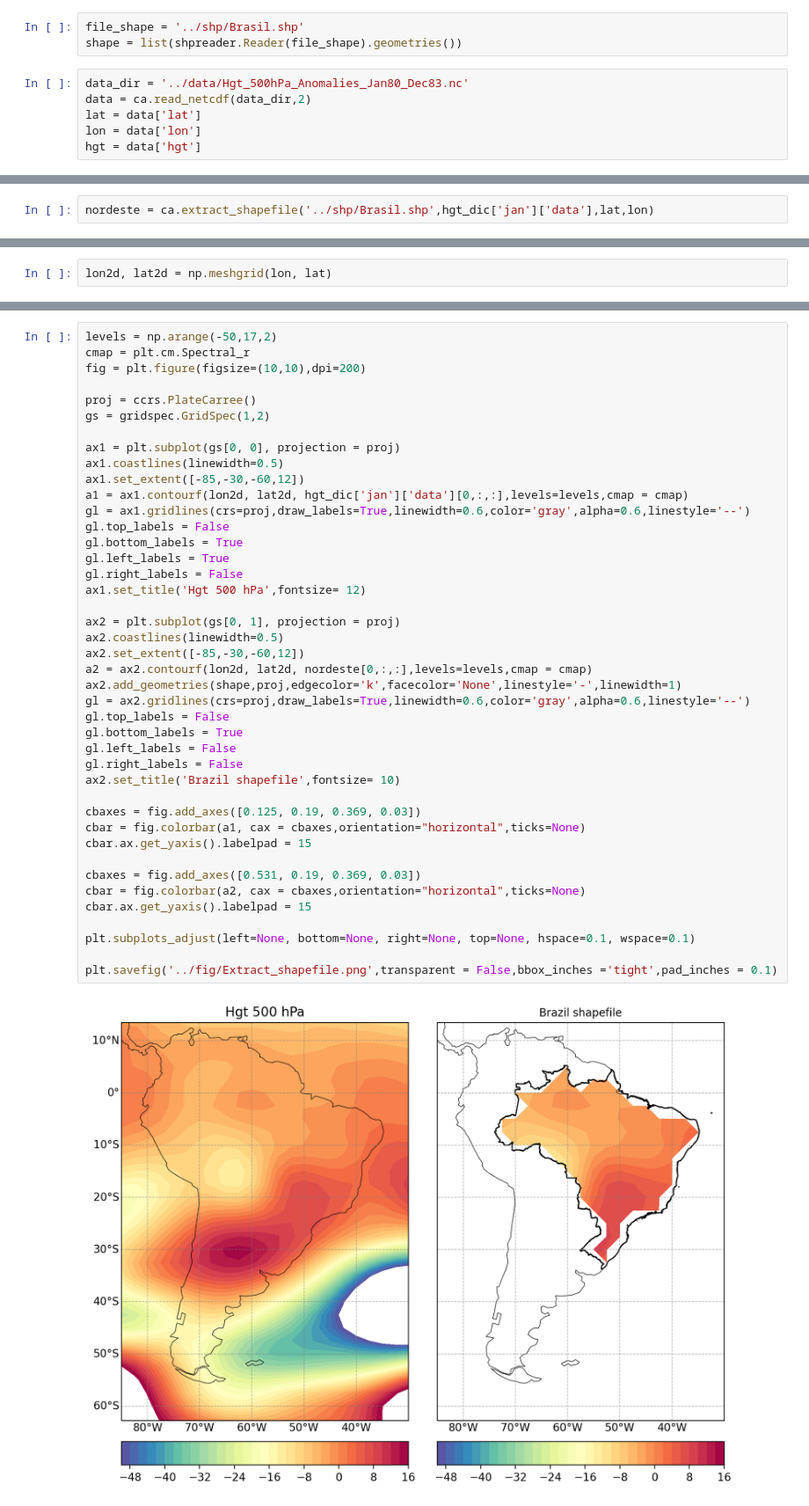
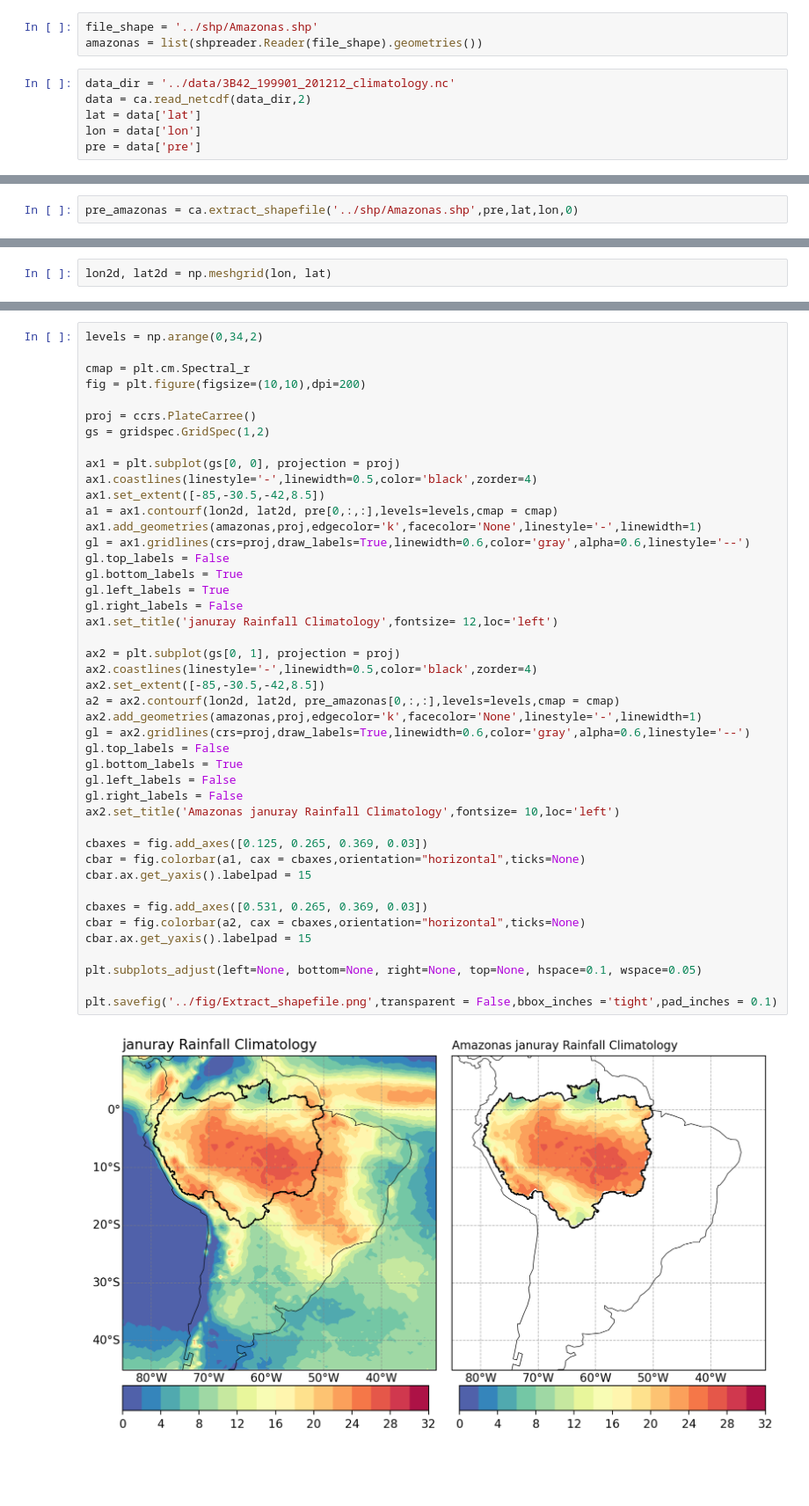
Before and after one commit to mhacarthur/clima-anom, a Jupyter notebook: examples/Hgt_Extract_shapefile.ipynb, the cells around one changed output, grey strips where cells are left out. Shown at 88% size. Saved outputs shown, nothing was run; the diff lists cells and outputs as text; blank space fills up the shorter version.

```diff
--- a/examples/Hgt_Extract_shapefile.ipynb
+++ b/examples/Hgt_Extract_shapefile.ipynb
@@ -9,10 +11,10 @@ import cartopy.io.shapereader as shpreader
 # %%
-file_shape = '../shp/Brasil.shp'
-shape = list(shpreader.Reader(file_shape).geometries())
+file_shape = '../shp/Amazonas.shp'
+amazonas = list(shpreader.Reader(file_shape).geometries())
 # %%
-data_dir = '../data/Hgt_500hPa_Anomalies_Jan80_Dec83.nc'
+data_dir = '../data/3B42_199901_201212_climatology.nc'
 data = ca.read_netcdf(data_dir,2)
 lat = data['lat']
 lon = data['lon']
-hgt = data['hgt']
+pre = data['pre']
 # %% [output]
@@ -31,5 +25,5 @@ Numbers of months:  480
 # %%
-nordeste = ca.extract_shapefile('../shp/Brasil.shp',hgt_dic['jan']['data'],lat,lon)
+pre_amazonas = ca.extract_shapefile('../shp/Amazonas.shp',pre,lat,lon,0)
 # %% [output]
 Shapes ID len:  1
 # %%
@@ -37,44 +35,46 @@ lon2d, lat2d = np.meshgrid(lon, lat)
 # %%
-levels = np.arange(-50,17,2)
+levels = np.arange(0,34,2)
+
 cmap = plt.cm.Spectral_r
 fig = plt.figure(figsize=(10,10),dpi=200)
 
 proj = ccrs.PlateCarree()
 gs = gridspec.GridSpec(1,2)
 
 ax1 = plt.subplot(gs[0, 0], projection = proj)
-ax1.coastlines(linewidth=0.5)
-ax1.set_extent([-85,-30,-60,12])
-a1 = ax1.contourf(lon2d, lat2d, hgt_dic['jan']['data'][0,:,:],levels=levels,cmap = cmap)
+ax1.coastlines(linestyle='-',linewidth=0.5,color='black',zorder=4)
+ax1.set_extent([-85,-30.5,-42,8.5])
+a1 = ax1.contourf(lon2d, lat2d, pre[0,:,:],levels=levels,cmap = cmap)
+ax1.add_geometries(amazonas,proj,edgecolor='k',facecolor='None',linestyle='-',linewidth=1)
 gl = ax1.gridlines(crs=proj,draw_labels=True,linewidth=0.6,color='gray',alpha=0.6,linestyle='--')
 gl.top_labels = False
 gl.bottom_labels = True
 gl.left_labels = True
 gl.right_labels = False
-ax1.set_title('Hgt 500 hPa',fontsize= 12)
+ax1.set_title('januray Rainfall Climatology',fontsize= 12,loc='left')
 
 ax2 = plt.subplot(gs[0, 1], projection = proj)
-ax2.coastlines(linewidth=0.5)
-ax2.set_extent([-85,-30,-60,12])
-a2 = ax2.contourf(lon2d, lat2d, nordeste[0,:,:],levels=levels,cmap = cmap)
-ax2.add_geometries(shape,proj,edgecolor='k',facecolor='None',linestyle='-',linewidth=1)
+ax2.coastlines(linestyle='-',linewidth=0.5,color='black',zorder=4)
+ax2.set_extent([-85,-30.5,-42,8.5])
+a2 = ax2.contourf(lon2d, lat2d, pre_amazonas[0,:,:],levels=levels,cmap = cmap)
+ax2.add_geometries(amazonas,proj,edgecolor='k',facecolor='None',linestyle='-',linewidth=1)
 gl = ax2.gridlines(crs=proj,draw_labels=True,linewidth=0.6,color='gray',alpha=0.6,linestyle='--')
 gl.top_labels = False
 gl.bottom_labels = True
 gl.left_labels = False
 gl.right_labels = False
-ax2.set_title('Brazil shapefile',fontsize= 10)
+ax2.set_title('Amazonas januray Rainfall Climatology',fontsize= 10,loc='left')
 
-cbaxes = fig.add_axes([0.125, 0.19, 0.369, 0.03])
+cbaxes = fig.add_axes([0.125, 0.265, 0.369, 0.03])
 cbar = fig.colorbar(a1, cax = cbaxes,orientation="horizontal",ticks=None)
 cbar.ax.get_yaxis().labelpad = 15
 
-cbaxes = fig.add_axes([0.531, 0.19, 0.369, 0.03])
+cbaxes = fig.add_axes([0.531, 0.265, 0.369, 0.03])
 cbar = fig.colorbar(a2, cax = cbaxes,orientation="horizontal",ticks=None)
 cbar.ax.get_yaxis().labelpad = 15
 
-plt.subplots_adjust(left=None, bottom=None, right=None, top=None, hspace=0.1, wspace=0.1)
+plt.subplots_adjust(left=None, bottom=None, right=None, top=None, hspace=0.1, wspace=0.05)
 
 plt.savefig('../fig/Extract_shapefile.png',transparent = False,bbox_inches ='tight',pad_inches = 0.1)
 # %% [output]
-[figure, old version]
+[figure, new version]
```
Also changed, not shown: parts of 4 cells of this notebook, 17 other files.
